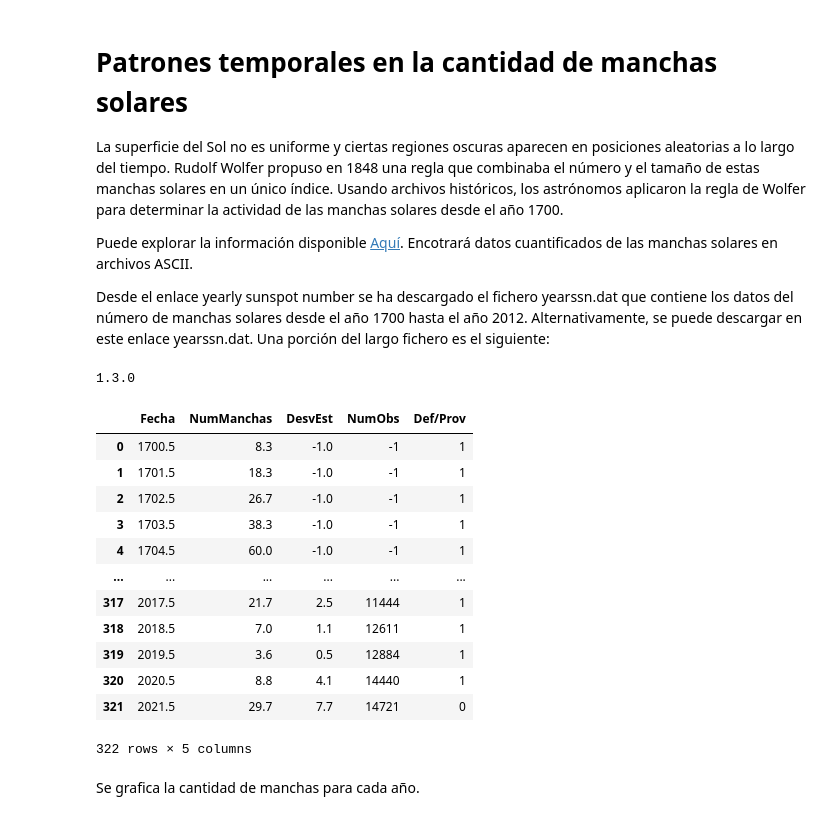
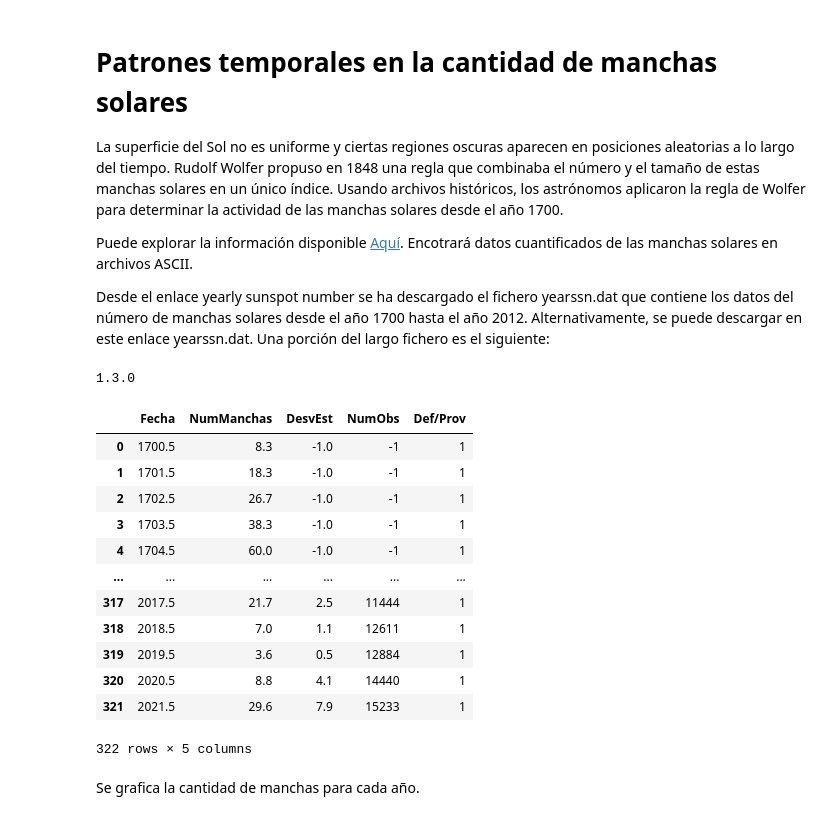
Before and after one commit to pierrediazp/Se-ales_y_Sistemas, a Jupyter notebook: ManchasSolares.ipynb, the cells around one changed output. Saved outputs shown, nothing was run; the diff lists cells and outputs as text; code cells hidden in the pictures.

```diff
--- a/ManchasSolares.ipynb
+++ b/ManchasSolares.ipynb
@@ -3,7 +3,7 @@
 
 La superficie del Sol no es uniforme y ciertas regiones oscuras aparecen en posiciones aleatorias a lo largo del tiempo. Rudolf Wolfer propuso en 1848 una regla que combinaba el número y el tamaño de estas manchas solares en un único índice. Usando archivos históricos, los astrónomos aplicaron la regla de Wolfer para determinar la actividad de las manchas solares desde el año 1700.
 
-Puede explorar la información disponible [Aquí](http://sidc.oma.be/sunspot-data/). Encotrará datos cuantificados de las manchas solares en archivos ASCII.
+Puede explorar la información disponible [Aquí](https://www.sidc.be/silso/). Encotrará datos cuantificados de las manchas solares en archivos ASCII.
 
 Desde el enlace yearly sunspot number se ha descargado el fichero yearssn.dat que contiene los datos del número de manchas solares desde el año 1700 hasta el año 2012. Alternativamente, se puede descargar en este enlace yearssn.dat. Una porción del largo fichero es el siguiente:
 # %%
@@ -22,27 +22,28 @@ print(sci.__version__)
 # %% [output]
 1.3.0
 # %%
-datos = pd.read_csv('https://wwwbis.sidc.be/silso/INFO/snytotcsv.php',
+URL = 'https://www.sidc.be/silso/INFO/snytotcsv.php'
+datos = pd.read_csv(URL,
                     header = None,sep = ";")
 datos.columns=['Fecha',
                'NumManchas',
                'DesvEst',
                'NumObs',
                'Def/Prov']
 datos
 # %% [output]
 |  | Fecha | NumManchas | DesvEst | NumObs | Def/Prov |
 | 0 | 1700.5 | 8.3 | -1.0 | -1 | 1 |
 | 1 | 1701.5 | 18.3 | -1.0 | -1 | 1 |
 | 2 | 1702.5 | 26.7 | -1.0 | -1 | 1 |
 | 3 | 1703.5 | 38.3 | -1.0 | -1 | 1 |
 | 4 | 1704.5 | 60.0 | -1.0 | -1 | 1 |
 | ... | ... | ... | ... | ... | ... |
 | 317 | 2017.5 | 21.7 | 2.5 | 11444 | 1 |
 | 318 | 2018.5 | 7.0 | 1.1 | 12611 | 1 |
 | 319 | 2019.5 | 3.6 | 0.5 | 12884 | 1 |
 | 320 | 2020.5 | 8.8 | 4.1 | 14440 | 1 |
-| 321 | 2021.5 | 29.7 | 7.7 | 14721 | 0 |
+| 321 | 2021.5 | 29.6 | 7.9 | 15233 | 1 |
 322 rows × 5 columns
 # %% [markdown]
 Se grafica la cantidad de manchas para cada año.
```
Also changed, not shown: parts of 10 cells of this notebook, 3 other files.
